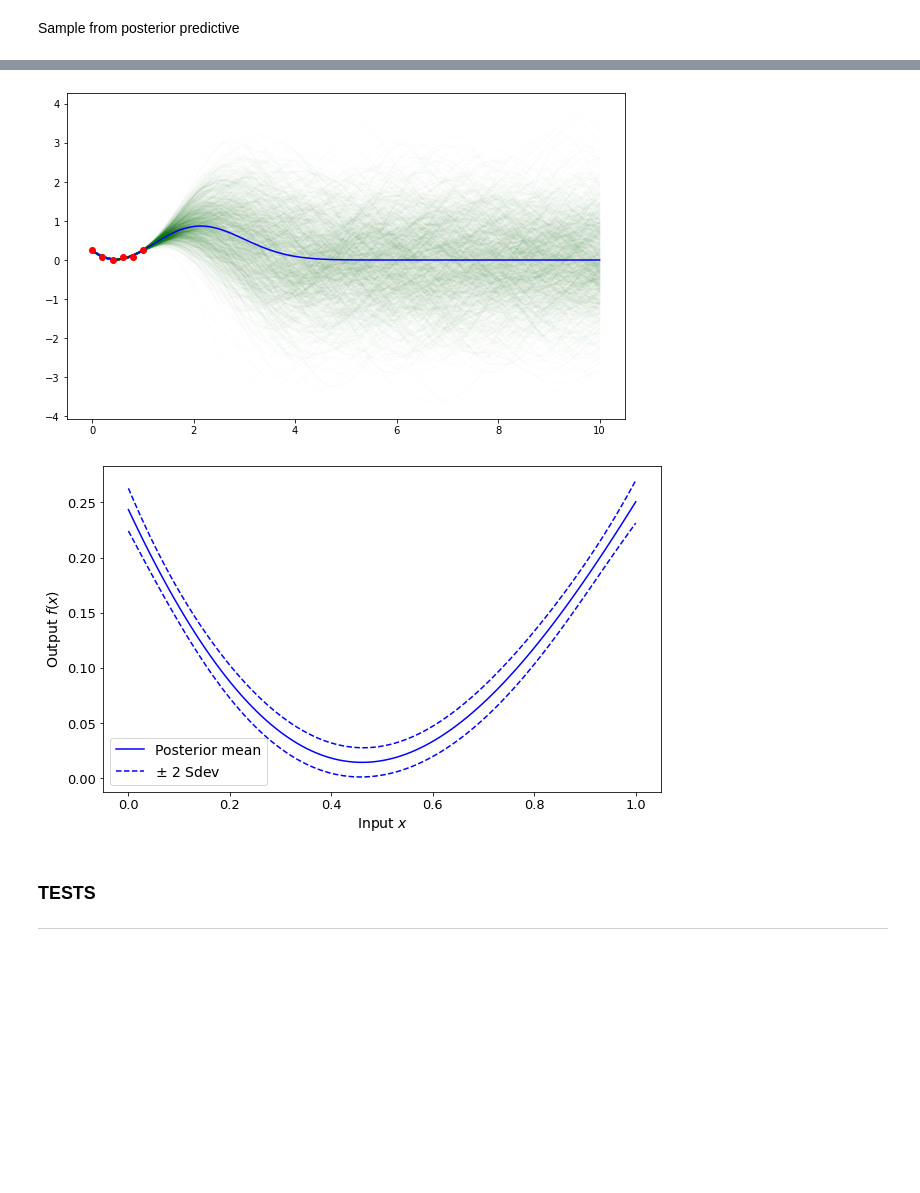
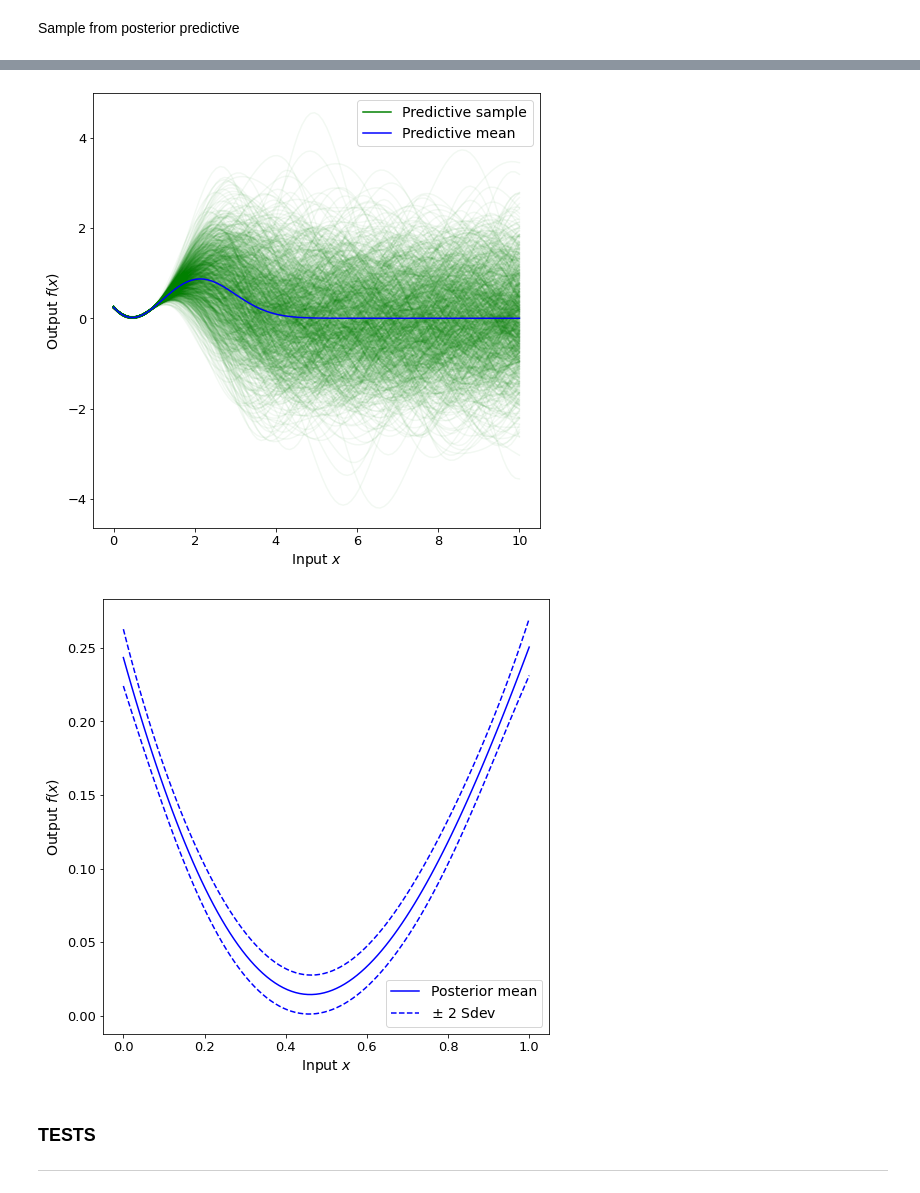
Before and after one commit to SByeUva/uncertainty_quantification, a Jupyter notebook: 11_homework/HW11.ipynb, the cells around one changed output, grey strips where cells are left out. Saved outputs shown, nothing was run; the diff lists cells and outputs as text; code cells hidden in the pictures; blank space fills up the shorter version.

```diff
--- a/11_homework/HW11.ipynb
+++ b/11_homework/HW11.ipynb
@@ -12,7 +12,7 @@ from itertools import product
 -----
 # %%
 def squared_exp(x1, x2, sigma_f=1, l=1):
-    return sigma_f**2*np.exp(-1/(2*l**2)*(x1-x2)**2)
+    return sigma_f*np.exp(-1/(2*l**2)*(x1-x2)**2)
 
 def data_to_vector(x):
     result = list(zip(*product(x, x)))
@@ -43,9 +43,6 @@ def construct_posterior_predictive(data_xstar, data_x, data_y, sigma=0.01, sigma
     return f_star_bar, cov_f_star,
 
 def cholesky_alg(data_xstar, data_x, data_y, noise):
-    """
-    Alg from book
-    """
     N_star = 1
     N = len(data_x)
     # construct all covariance matrices
@@ -58,6 +55,7 @@ def cholesky_alg(data_xstar, data_x, data_y, noise):
     temp = np.linalg.solve(L, data_y)
     alpha = np.linalg.solve(L.T, temp)
 
+
     f_star_bar = np.matmul(K_sx, alpha)
 
     v = np.linalg.solve(L, K_sx.T)
@@ -146,21 +164,27 @@ plt.plot(data_x, data_y, 'ro');
 # %%
 # Extrapolation with posterior predictive
 N = 1000
 x_star = np.linspace(0,10,100)
 f_hat, f_cov = construct_posterior_predictive(x_star, data_x, data_y, sigma=0.01, l=1)
 
-plt.figure(figsize=(10,6))
+plt.figure(figsize=(8,8))
+plt.tick_params('both', labelsize=13);
+plt.xlabel('Input $x$', fontsize=14);
+plt.ylabel('Output $f(x)$', fontsize=14);
 for i in range(N):
     samples = np.random.multivariate_normal(f_hat, f_cov)
-    plt.plot(x_star, samples, 'g-', alpha=0.01);
+
+    plt.plot(x_star, samples, 'g-', alpha=0.05);
+
+# for legend label
+plt.plot([.4],[.1], 'g-', label='Predictive sample');
 
 # predictive mean plot
-plt.plot(x_star, f_hat, 'b-');
+plt.plot(x_star, f_hat, 'b-', label='Predictive mean');
 
-# data points
-plt.plot(data_x, data_y, 'ro');
+plt.legend(fontsize=14);
 # %% [output]
-[figure, old version]
+[figure, new version]
 # %%
 # mean and sdev using Cholesky decomposition alg
 points = np.linspace(0,1,100)
@@ -175,7 +199,7 @@ for point in points:
 f_var_plus = [f_mean[i]+2*f_var[i]**(1/2) for i in range(100)]
 f_var_min = [f_mean[i]-2*f_var[i]**(1/2) for i in range(100)]
 
-plt.figure(figsize=(10,6))
+plt.figure(figsize=(8,8))
 plt.tick_params('both', labelsize=13);
 plt.xlabel('Input $x$', fontsize=14);
 plt.ylabel('Output $f(x)$', fontsize=14);
@@ -186,7 +210,7 @@ plt.plot(points, f_var_plus, 'b--');
 
 plt.legend(fontsize=14);
 # %% [output]
-[figure, old version]
+[figure, new version]
 # %% [markdown]
 ### TESTS
 -----
```
Also changed, not shown: parts of 4 cells of this notebook.
